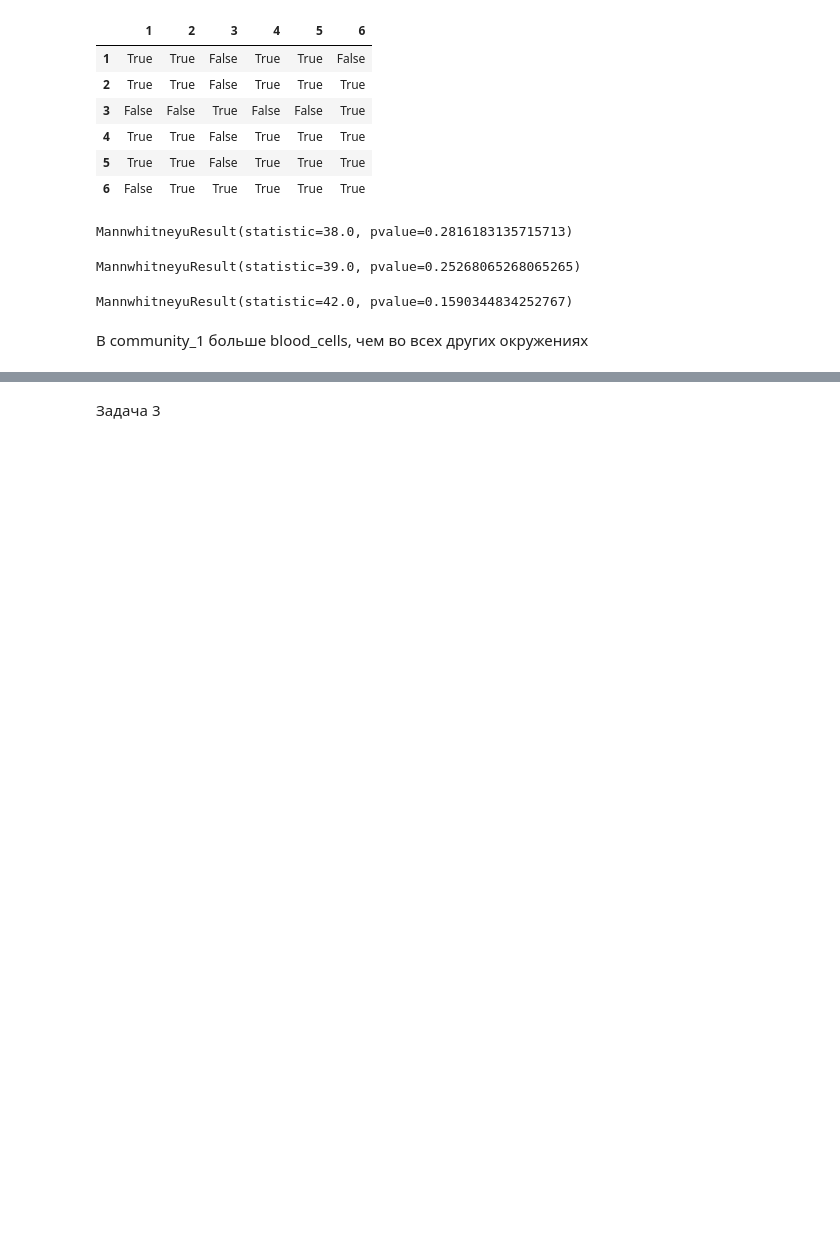
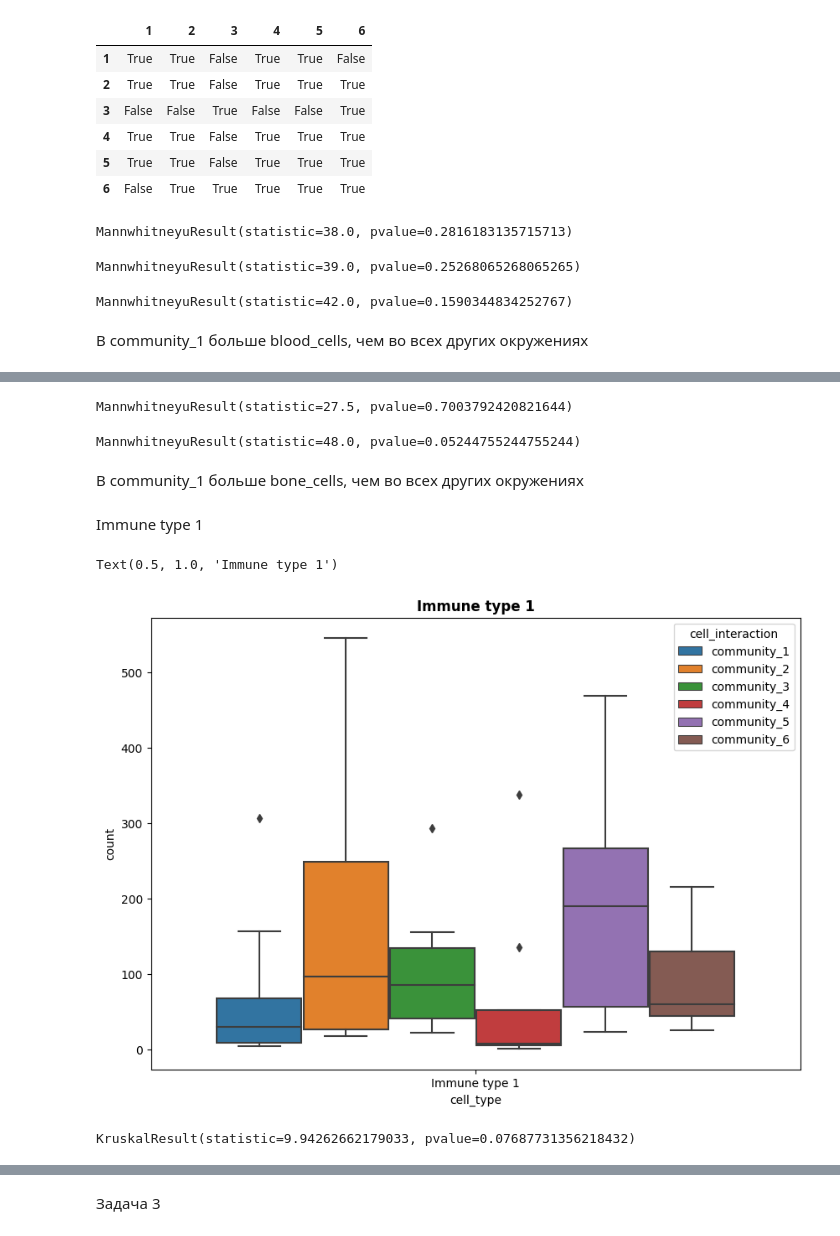
Before and after one commit to MarinaGrad/SF-data-science22, a Jupyter notebook: homework/Community_ dataset/HW4_MG.ipynb, the cells around one changed output, grey strips where cells are left out. Cells and saved outputs as stored; diff of their text form; code cells hidden in the pictures; blank space fills up the shorter version.

```diff
--- a/homework/Community_ dataset/HW4_MG.ipynb
+++ b/homework/Community_ dataset/HW4_MG.ipynb
@@ -370,0 +411,38 @@ MannwhitneyuResult(statistic=42.0, pvalue=0.1590344834252767)
+# %%
+stats.mannwhitneyu(x=bone_cells[bone_cells['cell_interaction'] == 'community_1']['count'],
+                   y=bone_cells[bone_cells['cell_interaction'] == 'community_5']['count'],
+                   alternative='greater')
+# %% [output]
+MannwhitneyuResult(statistic=27.5, pvalue=0.7003792420821644)
+# %%
+stats.mannwhitneyu(x=bone_cells[bone_cells['cell_interaction'] == 'community_1']['count'],
+                   y=bone_cells[bone_cells['cell_interaction'] == 'community_6']['count'],
+                   alternative='greater')
+# %% [output]
+MannwhitneyuResult(statistic=48.0, pvalue=0.05244755244755244)
+# %% [markdown]
+В community_1 больше bone_cells, чем во всех других окружениях
+# %% [markdown]
+Immune type 1
+# %%
+immune_type1 = df_interaction[df_interaction['cell_type'] == 'Immune type 1']
+immune_type1
+# %%
+fig, ax = plt.subplots()
+fig.set_size_inches(10,7)
+
+sns.boxplot(x=immune_type1['cell_type'], y=immune_type1['count'], hue = immune_type1['cell_interaction'])
+ax.set_title('Immune type 1', fontweight='bold')
+# %% [output]
+Text(0.5, 1.0, 'Immune type 1')
+[figure, added]
+# %%
+stats.kruskal(immune_type1[immune_type1['cell_interaction'] == 'community_1']['count'],
+              immune_type1[immune_type1['cell_interaction'] == 'community_2']['count'],
+              immune_type1[immune_type1['cell_interaction'] == 'community_3']['count'],
+              immune_type1[immune_type1['cell_interaction'] == 'community_4']['count'],
+              immune_type1[immune_type1['cell_interaction'] == 'community_5']['count'],
+              immune_type1[immune_type1['cell_interaction'] == 'community_6']['count']
+                )
+# %% [output]
+KruskalResult(statistic=9.94262662179033, pvalue=0.07687731356218432)
```
Also changed, not shown: parts of 61 cells of this notebook.
